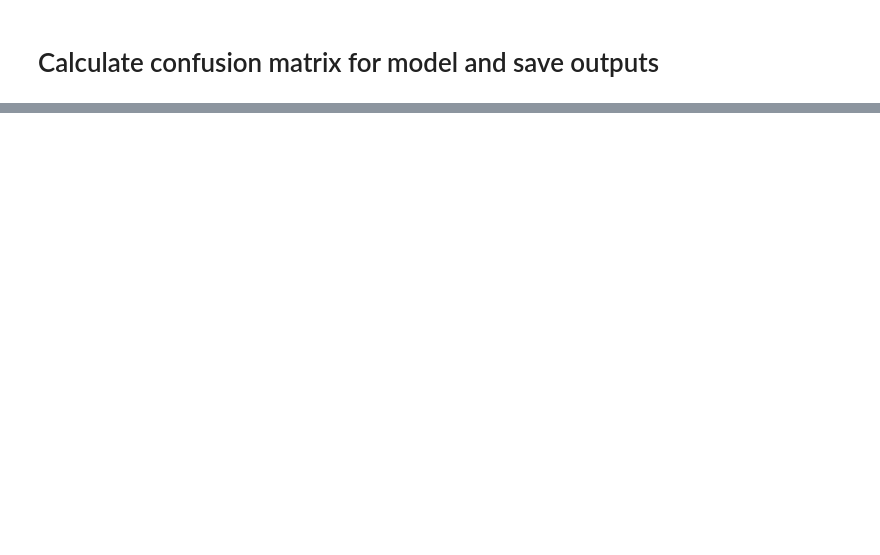
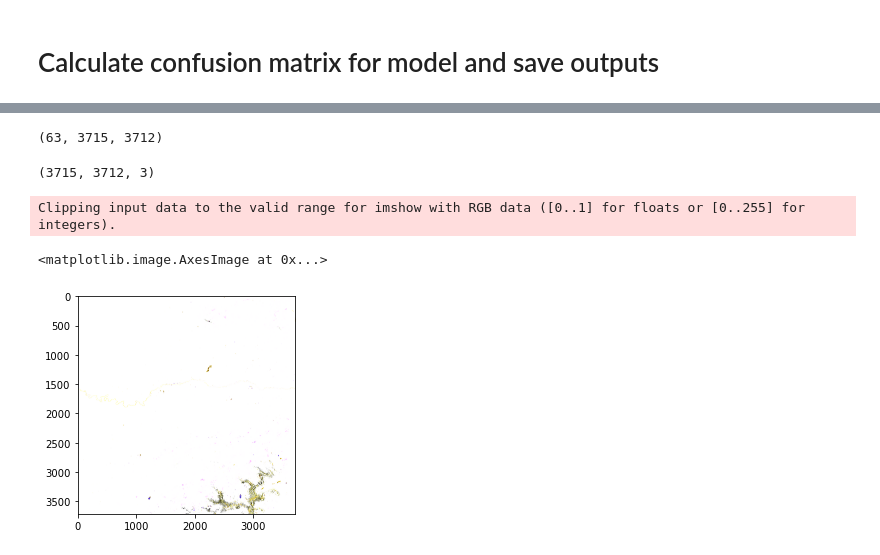
Before and after one commit to lake-thomas/leafy-spurge-demography, a Jupyter notebook: analysesNotebooks/Model_Training_Jan2023_SpatialEncoding.ipynb, the cells around one changed output, grey strips where cells are left out. Drawn from its saved outputs; the diff is of its cells as text; code cells hidden in the pictures; blank space fills up the shorter version.

```diff
--- a/analysesNotebooks/Model_Training_Jan2023_SpatialEncoding.ipynb
+++ b/analysesNotebooks/Model_Training_Jan2023_SpatialEncoding.ipynb
@@ -997,0 +1463,31 @@ conf_df = pd.DataFrame(cm[2], columns = ["Water", "Developed", "BarrenLand", "Fo
+# %%
+
+#Plot Landsat Imagery by Tiles and Band RGB Composites
+
+import rasterio
+import matplotlib.pyplot as plt
+
+image_path = r'/panfs/jay/groups/31/moeller/shared/leafy-spurge-demography/landsat_tifs_tile125_timeseries/landsat_image_temporalcnn_1992_tile_125_.tif'
+
+# Load the multiband image using rasterio
+with rasterio.open(image_path) as src:
+    # Read the image as a numpy array
+    img_array = src.read()
+    img_array.shape
+
+    # Convert the image to a three band RGB composite
+    rgb = img_array[11:14, :, :].transpose(1, 2, 0)
+    rgb.shape
+
+# Display the RGB composite using matplotlib
+plt.imshow(rgb)
+plt.show()
+
+
+#plt.savefig('leafy_spurge_softmax_predictions_2019.png', dpi=300)
+# %% [output]
+(63, 3715, 3712)
+(3715, 3712, 3)
+Clipping input data to the valid range for imshow with RGB data ([0..1] for floats or [0..255] for integers).
+<matplotlib.image.AxesImage at 0x...>
+[figure, added]
```
Also changed, not shown: parts of 37 cells of this notebook.
